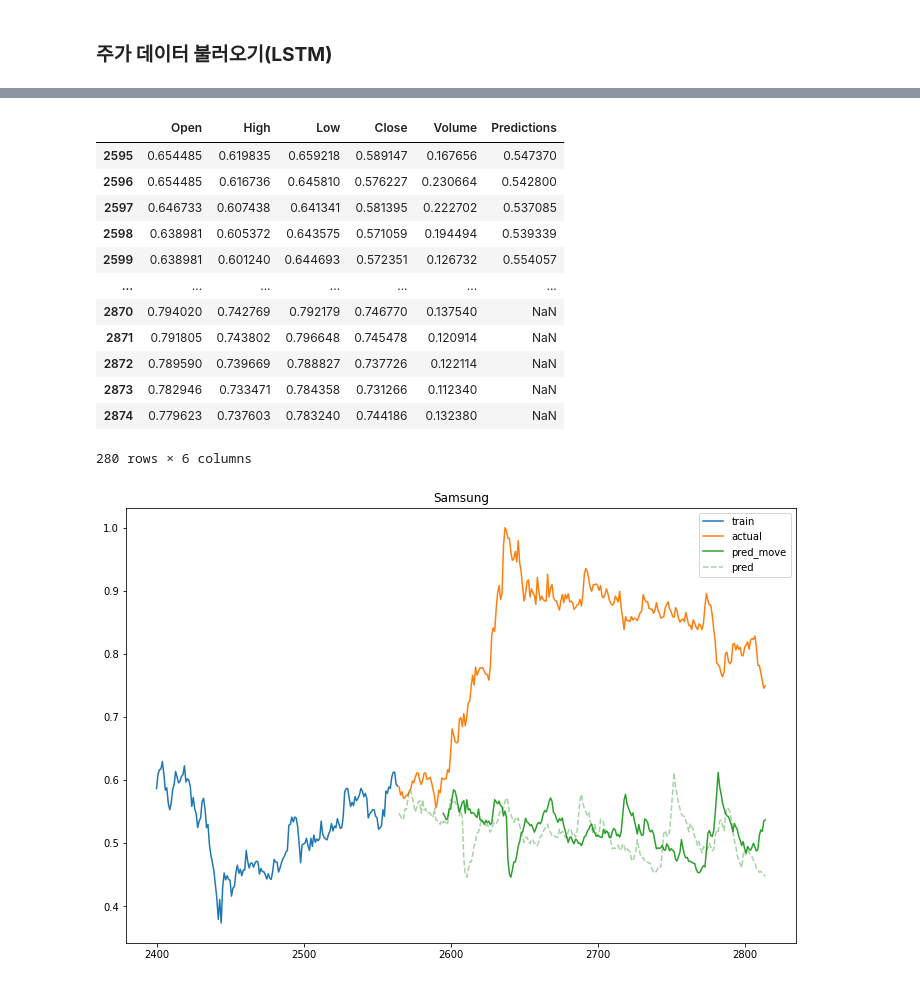
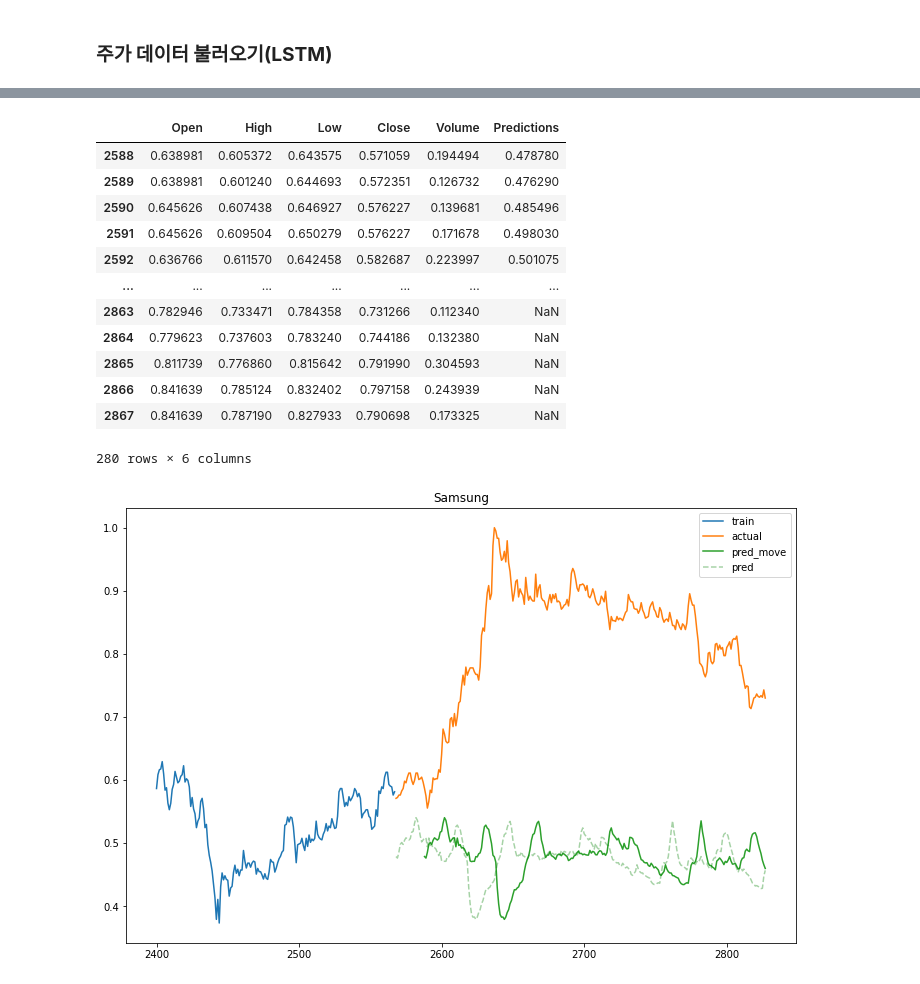
Before and after one commit to KimGriezmann/LSTM_price_prediction, a Jupyter notebook: price_predict.ipynb, the cells around one changed output, grey strips where cells are left out. Saved outputs shown, nothing was run; the diff lists cells and outputs as text; code cells hidden in the pictures.

```diff
--- a/price_predict.ipynb
+++ b/price_predict.ipynb
@@ -432,9 +432,9 @@ access_bio_test_feature = access_bio_test[feature_cols]
 access_bio_test_label = access_bio_test[label_cols]
 
 # train dataset
-samsung_train_feature, samsung_train_label = make_dataset(samsung_train_feature, samsung_train_label, 30)
-bio_train_feature, bio_train_label = make_dataset(bio_train_feature, bio_train_label, 30)
-access_bio_train_feature, access_bio_train_label = make_dataset(access_bio_train_feature, access_bio_train_label, 30)
+samsung_train_feature, samsung_train_label = make_dataset(samsung_train_feature, samsung_train_label, 20)
+bio_train_feature, bio_train_label = make_dataset(bio_train_feature, bio_train_label, 20)
+access_bio_train_feature, access_bio_train_label = make_dataset(access_bio_train_feature, access_bio_train_label, 20)
 
 # train, validation set 생성
 from sklearn.model_selection import train_test_split
@@ -443,9 +443,9 @@ bio_x_train, bio_x_valid, bio_y_train, bio_y_valid = train_test_split(bio_train_
 access_bio_x_train, access_bio_x_valid, access_bio_y_train, access_bio_y_valid = train_test_split(access_bio_train_feature, access_bio_train_label, test_size=0.2)
 
 # test dataset (실제 예측 해볼 데이터)
-samsung_test_feature, samsung_test_label = make_dataset(samsung_test_feature, samsung_test_label, 30)
-bio_test_feature, bio_test_label = make_dataset(bio_test_feature, bio_test_label, 30)
-access_bio_test_feature, access_bio_test_label = make_dataset(access_bio_test_feature, access_bio_test_label, 30)
+samsung_test_feature, samsung_test_label = make_dataset(samsung_test_feature, samsung_test_label, 20)
+bio_test_feature, bio_test_label = make_dataset(bio_test_feature, bio_test_label, 20)
+access_bio_test_feature, access_bio_test_label = make_dataset(access_bio_test_feature, access_bio_test_label, 20)
 # %%
 from keras.models import Sequential
 from keras.layers import Dense
@@ -478,9 +494,9 @@ access_bio_pred = model3.predict(access_bio_test_feature)
 # %%
-samsung_index_ex = list(range(2565,2565+len(samsung_pred)))
+samsung_index_ex = list(range(2568,2568+len(samsung_pred)))
 samsung_pred_df = pd.DataFrame(samsung_pred, index = samsung_index_ex)
 
-bio_index_ex = list(range(1405,1405+len(bio_pred)))
+bio_index_ex = list(range(1408,1408+len(bio_pred)))
 bio_pred_df = pd.DataFrame(bio_pred, index = bio_index_ex)
 
-access_bio_index_ex = list(range(1823,1823+len(access_bio_pred)))
+access_bio_index_ex = list(range(1826,1826+len(access_bio_pred)))
 access_bio_pred_df = pd.DataFrame(access_bio_pred, index = access_bio_index_ex)
@@ -527,33 +527,34 @@ samsung_test_df
 280 rows × 6 columns
 # %%
-samsung_ma30_index = list(range(2595, 2595+len(samsung_test_df)))
+samsung_ma30_index = list(range(2588, 2588+len(samsung_test_df)))
 samsung_ma30_pred_df = samsung_test_df.set_index(keys = [samsung_ma30_index], inplace = False)
 samsung_ma30_pred_df
 # %% [output]
 |  | Open | High | Low | Close | Volume | Predictions |
-| 2595 | 0.654485 | 0.619835 | 0.659218 | 0.589147 | 0.167656 | 0.547370 |
-| 2596 | 0.654485 | 0.616736 | 0.645810 | 0.576227 | 0.230664 | 0.542800 |
-| 2597 | 0.646733 | 0.607438 | 0.641341 | 0.581395 | 0.222702 | 0.537085 |
-| 2598 | 0.638981 | 0.605372 | 0.643575 | 0.571059 | 0.194494 | 0.539339 |
-| 2599 | 0.638981 | 0.601240 | 0.644693 | 0.572351 | 0.126732 | 0.554057 |
+| 2588 | 0.638981 | 0.605372 | 0.643575 | 0.571059 | 0.194494 | 0.478780 |
+| 2589 | 0.638981 | 0.601240 | 0.644693 | 0.572351 | 0.126732 | 0.476290 |
+| 2590 | 0.645626 | 0.607438 | 0.646927 | 0.576227 | 0.139681 | 0.485496 |
+| 2591 | 0.645626 | 0.609504 | 0.650279 | 0.576227 | 0.171678 | 0.498030 |
+| 2592 | 0.636766 | 0.611570 | 0.642458 | 0.582687 | 0.223997 | 0.501075 |
 | ... | ... | ... | ... | ... | ... | ... |
-| 2870 | 0.794020 | 0.742769 | 0.792179 | 0.746770 | 0.137540 | NaN |
-| 2871 | 0.791805 | 0.743802 | 0.796648 | 0.745478 | 0.120914 | NaN |
-| 2872 | 0.789590 | 0.739669 | 0.788827 | 0.737726 | 0.122114 | NaN |
-| 2873 | 0.782946 | 0.733471 | 0.784358 | 0.731266 | 0.112340 | NaN |
-| 2874 | 0.779623 | 0.737603 | 0.783240 | 0.744186 | 0.132380 | NaN |
+| 2863 | 0.782946 | 0.733471 | 0.784358 | 0.731266 | 0.112340 | NaN |
+| 2864 | 0.779623 | 0.737603 | 0.783240 | 0.744186 | 0.132380 | NaN |
+| 2865 | 0.811739 | 0.776860 | 0.815642 | 0.791990 | 0.304593 | NaN |
+| 2866 | 0.841639 | 0.785124 | 0.832402 | 0.797158 | 0.243939 | NaN |
+| 2867 | 0.841639 | 0.787190 | 0.827933 | 0.790698 | 0.173325 | NaN |
 280 rows × 6 columns
 # %%
 plt.figure(figsize=(12, 8))
 plt.plot(samsung_train[2400:]['Close'], label='train')
-plt.plot(samsung_test_df[:-30]['Close'], label='actual')
-plt.plot(samsung_ma30_pred_df[:-60]['Predictions'], label='pred_move')
-plt.plot(samsung_test_df[:-30]['Predictions'], linestyle = '--', label='pred', alpha = 0.35, c = 'green')
+plt.plot(samsung_test_df[:-20]['Close'], label='actual')
+plt.plot(samsung_ma30_pred_df[:-40]['Predictions'], label='pred_move')
+plt.plot(samsung_test_df[:-20]['Predictions'], linestyle = '--', label='pred', alpha = 0.35, c = 'green')
+# plt.plot(samsung_test_df[:-20]['Predictions'], label='pred')
 plt.title("Samsung")
 plt.legend()
 plt.show()
 # %% [output]
-[figure, old version]
+[figure, new version]
 # %%
 bio_test_df
 # %% [output]
```
Also changed, not shown: parts of 16 cells of this notebook.
